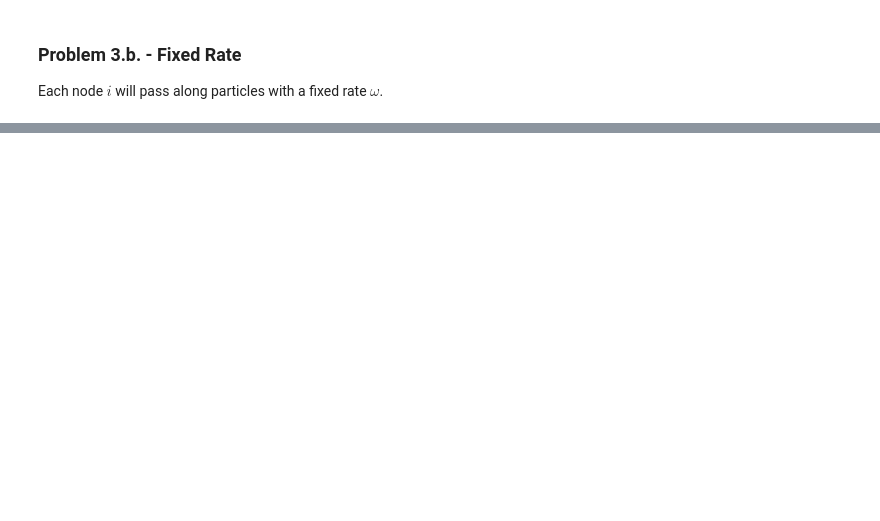
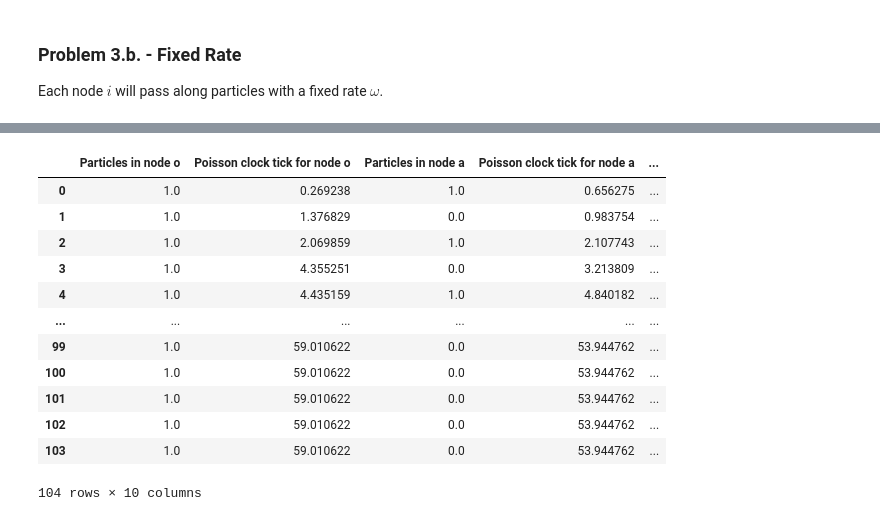
Before and after one commit to alecasel/Network-Dynamics-And-Learning, a Jupyter notebook: h2/hw2.ipynb, the cells around one changed output, grey strips where cells are left out. Saved outputs shown, nothing was run; the diff lists cells and outputs as text; code cells hidden in the pictures; blank space fills up the shorter version.

```diff
--- a/h2/hw2.ipynb
+++ b/h2/hw2.ipynb
@@ -350,3 +349,19 @@ plot_evolution(input_rate=1, nodes_ticks_dict=nodes_ticks_dict, nodes_particles_
+# %%
+tab_evolution(nodes_particles_dict = nodes_particles_dict, nodes_ticks_dict = nodes_ticks_dict)
+# %% [output]
+|  | Particles in node o | Poisson clock tick for node o | Particles in node a | Poisson clock tick for node a | ... |
+| 0 | 1.0 | 0.269238 | 1.0 | 0.656275 | ... |
+| 1 | 1.0 | 1.376829 | 0.0 | 0.983754 | ... |
+| 2 | 1.0 | 2.069859 | 1.0 | 2.107743 | ... |
+| 3 | 1.0 | 4.355251 | 0.0 | 3.213809 | ... |
+| 4 | 1.0 | 4.435159 | 1.0 | 4.840182 | ... |
+| ... | ... | ... | ... | ... | ... |
+| 99 | 1.0 | 59.010622 | 0.0 | 53.944762 | ... |
+| 100 | 1.0 | 59.010622 | 0.0 | 53.944762 | ... |
+| 101 | 1.0 | 59.010622 | 0.0 | 53.944762 | ... |
+| 102 | 1.0 | 59.010622 | 0.0 | 53.944762 | ... |
+| 103 | 1.0 | 59.010622 | 0.0 | 53.944762 | ... |
+104 rows × 10 columns
 # %%
 # 3b.2
 #total_time = []
```
Also changed, not shown: parts of 8 cells of this notebook, 18 other files.
